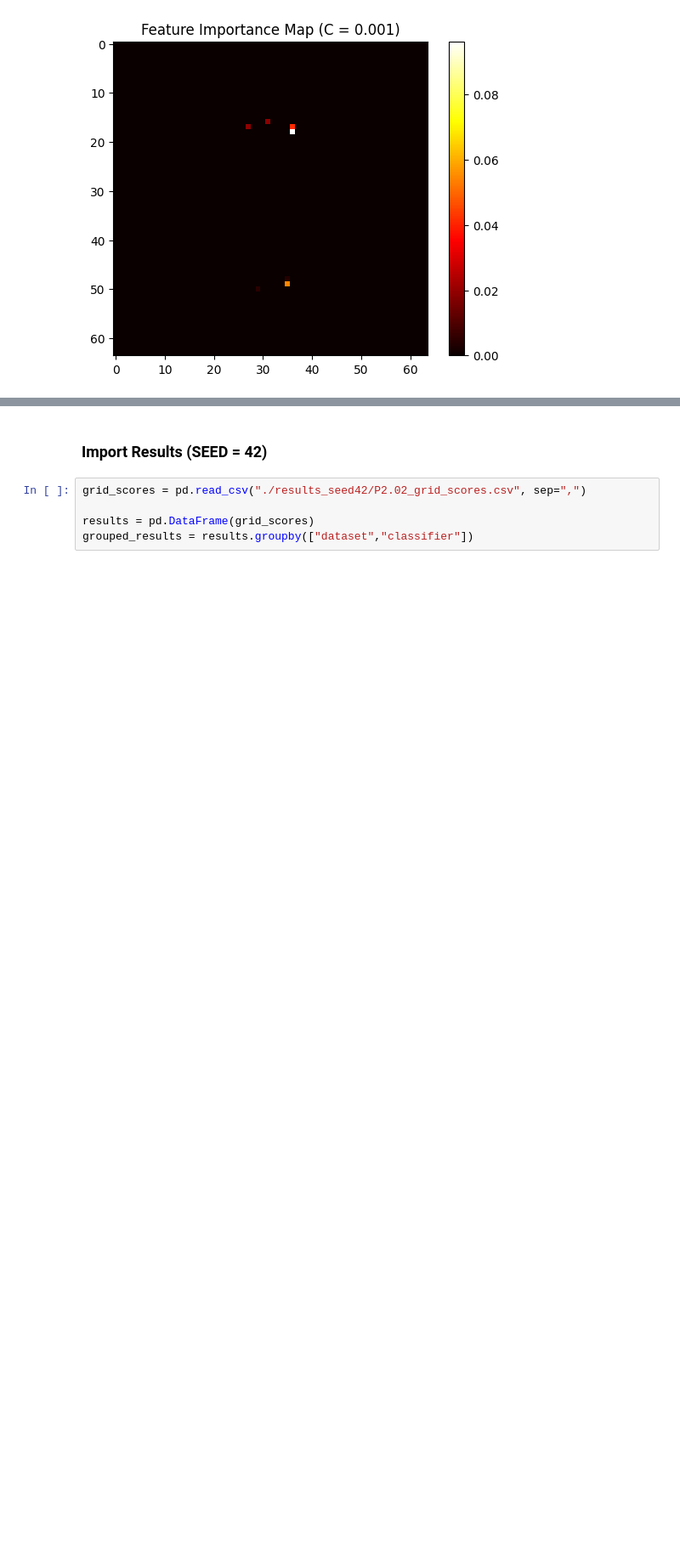
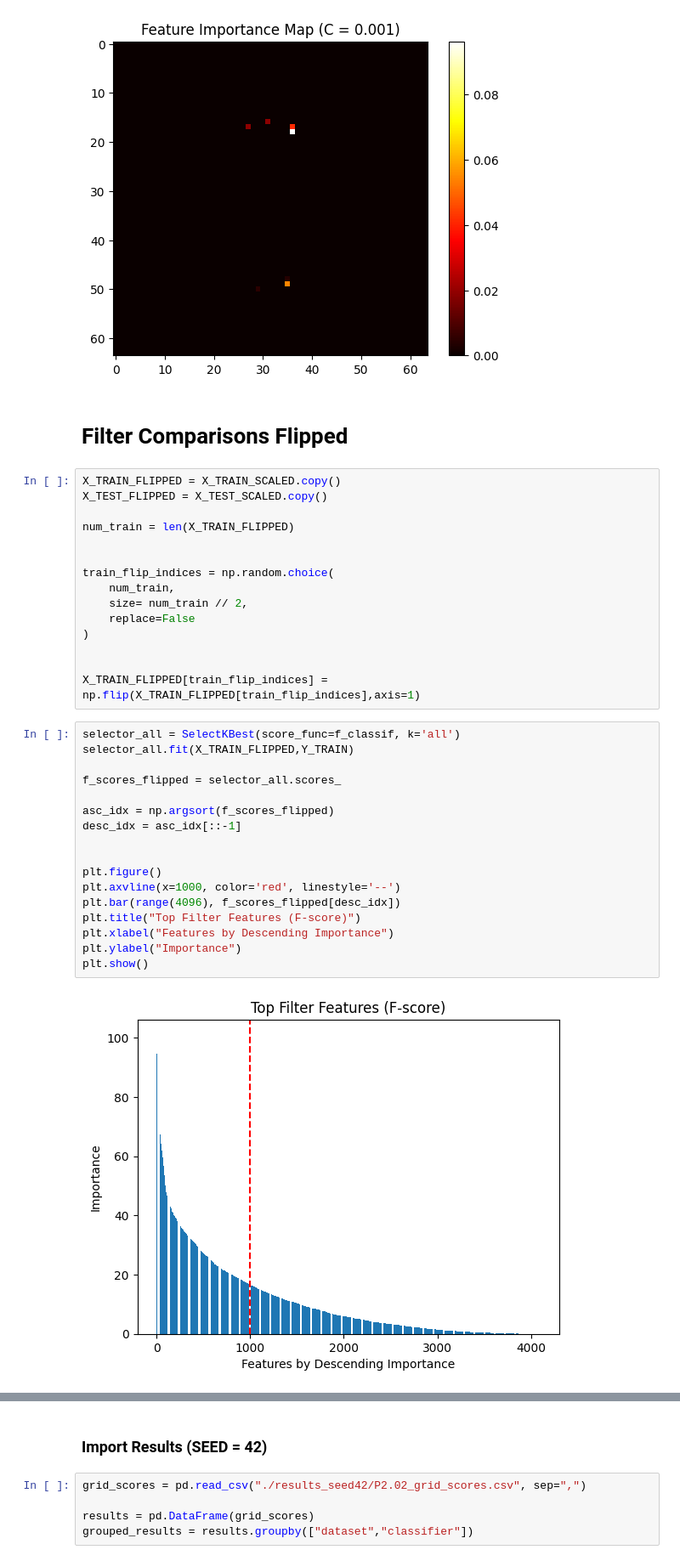
Before and after one commit to wang75131-create/Statistical-learning-for-big-data-Spring-26, a Jupyter notebook: Proj2Figures.ipynb, the cells around one changed output, grey strips where cells are left out. Shown at 85% size. Drawn from its saved outputs; the diff is of its cells as text; blank space fills up the shorter version.

Commit message:
Final Fig2Figures File

```diff
--- a/Proj2Figures.ipynb
+++ b/Proj2Figures.ipynb
@@ -214,3 +214,39 @@ for Cval in [10,.1,.01,.001]:
 [figure]
 [figure]
 [figure]
+# %% [markdown]
+# Filter Comparisons Flipped
+# %%
+X_TRAIN_FLIPPED = X_TRAIN_SCALED.copy()
+X_TEST_FLIPPED = X_TEST_SCALED.copy()
+
+num_train = len(X_TRAIN_FLIPPED)
+
+
+train_flip_indices = np.random.choice(
+    num_train,
+    size= num_train // 2,
+    replace=False
+)
+
+
+X_TRAIN_FLIPPED[train_flip_indices] = np.flip(X_TRAIN_FLIPPED[train_flip_indices],axis=1)
+# %%
+selector_all = SelectKBest(score_func=f_classif, k='all')
+selector_all.fit(X_TRAIN_FLIPPED,Y_TRAIN)
+
+f_scores_flipped = selector_all.scores_
+
+asc_idx = np.argsort(f_scores_flipped)
+desc_idx = asc_idx[::-1]
+
+
+plt.figure()
+plt.axvline(x=1000, color='red', linestyle='--')
+plt.bar(range(4096), f_scores_flipped[desc_idx])
+plt.title("Top Filter Features (F-score)")
+plt.xlabel("Features by Descending Importance")
+plt.ylabel("Importance")
+plt.show()
+# %% [output]
+[figure, added]
```
Also changed, not shown: parts of 10 cells of this notebook.
